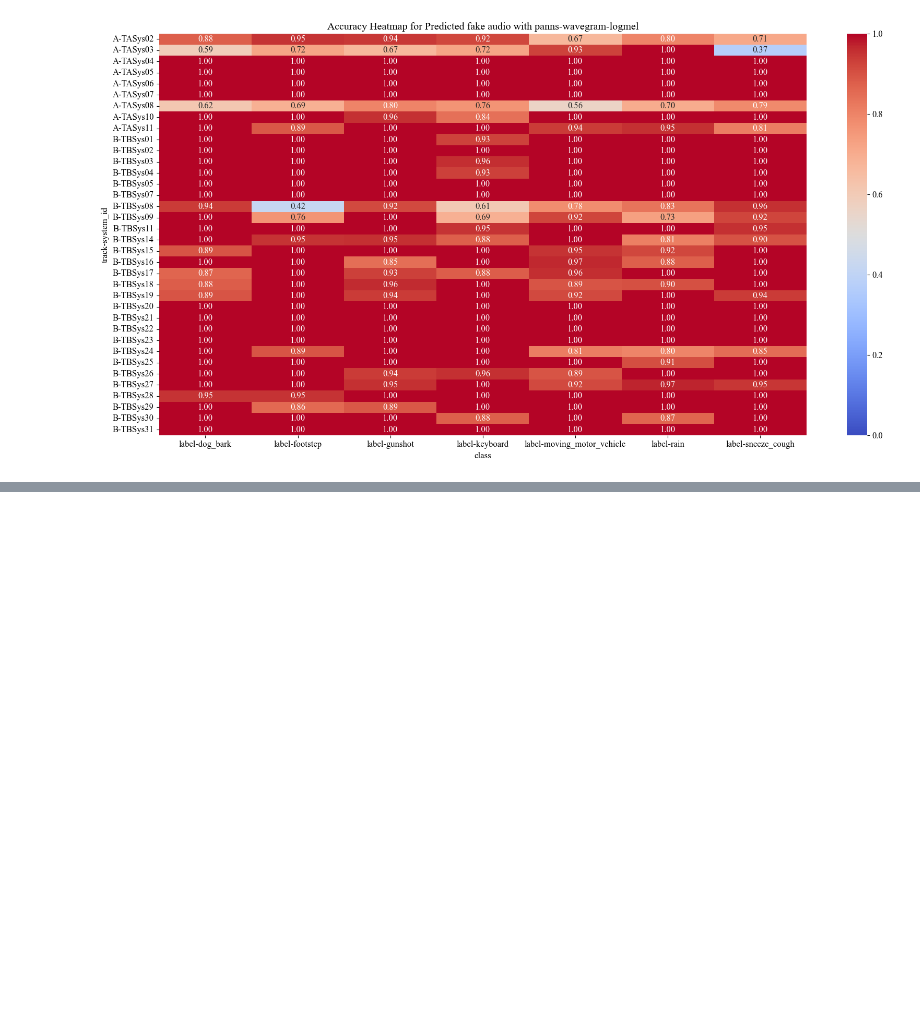
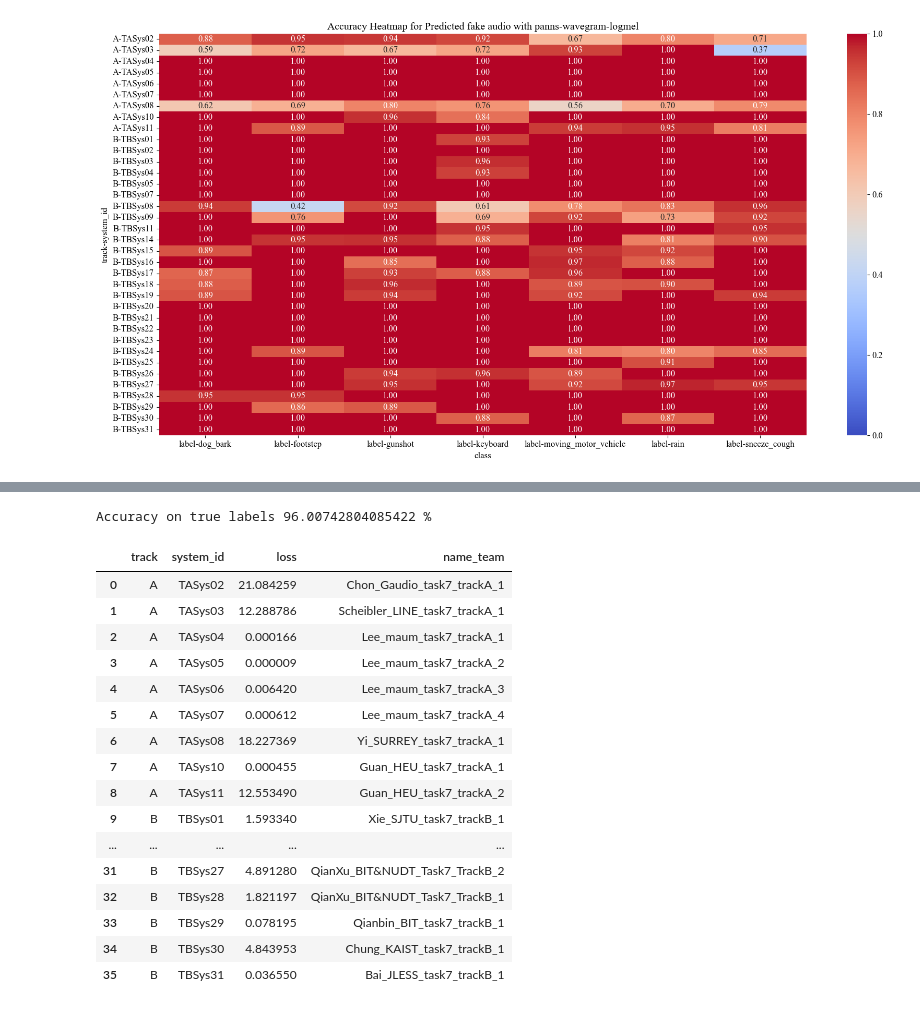
Before and after one commit to mathieulagrange/audioFoleyDeepFake, a Jupyter notebook: deepfakeClassifiers/examples/insights_predictions.ipynb, the cells around one changed output, grey strips where cells are left out. Cells and saved outputs as stored; diff of their text form; code cells hidden in the pictures; blank space fills up the shorter version.

```diff
--- a/deepfakeClassifiers/examples/insights_predictions.ipynb
+++ b/deepfakeClassifiers/examples/insights_predictions.ipynb
@@ -221,0 +278,31 @@ for model_name in model_names.keys():
+# %%
+accuracy_by_track_system=accuracy_by_track_system.sort_values(by='accuracy')
+print("Accuracy on true labels", np.mean(data_test[data_test['system_id'].isna()]['pred_result'].values== (data_test[data_test['system_id'].isna()]['label'].values))*100, "%")
+metadata=pd.read_csv('./DCASE_2023/DCASE_2023_Challenge_Task_7_Submission/dcase_task7_submission_meta.csv')
+metadata_results= pd.merge(accuracy_by_track_system, metadata[['system_id', 'label']], on='system_id', how='left')
+metadata_results = metadata_results.rename(columns={'label': 'name_team'})
+metadata_results['accuracy']= metadata_results['accuracy'].round(2)
+# %% [output]
+Accuracy on true labels 96.00742804085422 %
+# %%
+metadata_results_loss= pd.merge(loss_by_track_system, metadata[['system_id', 'label']], on='system_id', how='left')
+metadata_results_loss = metadata_results_loss.rename(columns={'label': 'name_team'})
+metadata_results_loss
+# %% [output]
+|  | track | system_id | loss | name_team |
+| 0 | A | TASys02 | 21.084259 | Chon_Gaudio_task7_trackA_1 |
+| 1 | A | TASys03 | 12.288786 | Scheibler_LINE_task7_trackA_1 |
+| 2 | A | TASys04 | 0.000166 | Lee_maum_task7_trackA_1 |
+| 3 | A | TASys05 | 0.000009 | Lee_maum_task7_trackA_2 |
+| 4 | A | TASys06 | 0.006420 | Lee_maum_task7_trackA_3 |
+| 5 | A | TASys07 | 0.000612 | Lee_maum_task7_trackA_4 |
+| 6 | A | TASys08 | 18.227369 | Yi_SURREY_task7_trackA_1 |
+| 7 | A | TASys10 | 0.000455 | Guan_HEU_task7_trackA_1 |
+| 8 | A | TASys11 | 12.553490 | Guan_HEU_task7_trackA_2 |
+| 9 | B | TBSys01 | 1.593340 | Xie_SJTU_task7_trackB_1 |
+| ... | ... | ... | ... | ... |
+| 31 | B | TBSys27 | 4.891280 | QianXu_BIT&NUDT_Task7_TrackB_2 |
+| 32 | B | TBSys28 | 1.821197 | QianXu_BIT&NUDT_Task7_TrackB_1 |
+| 33 | B | TBSys29 | 0.078195 | Qianbin_BIT_task7_trackB_1 |
+| 34 | B | TBSys30 | 4.843953 | Chung_KAIST_task7_trackB_1 |
+| 35 | B | TBSys31 | 0.036550 | Bai_JLESS_task7_trackB_1 |
```
Also changed, not shown: parts of 4 cells of this notebook.
